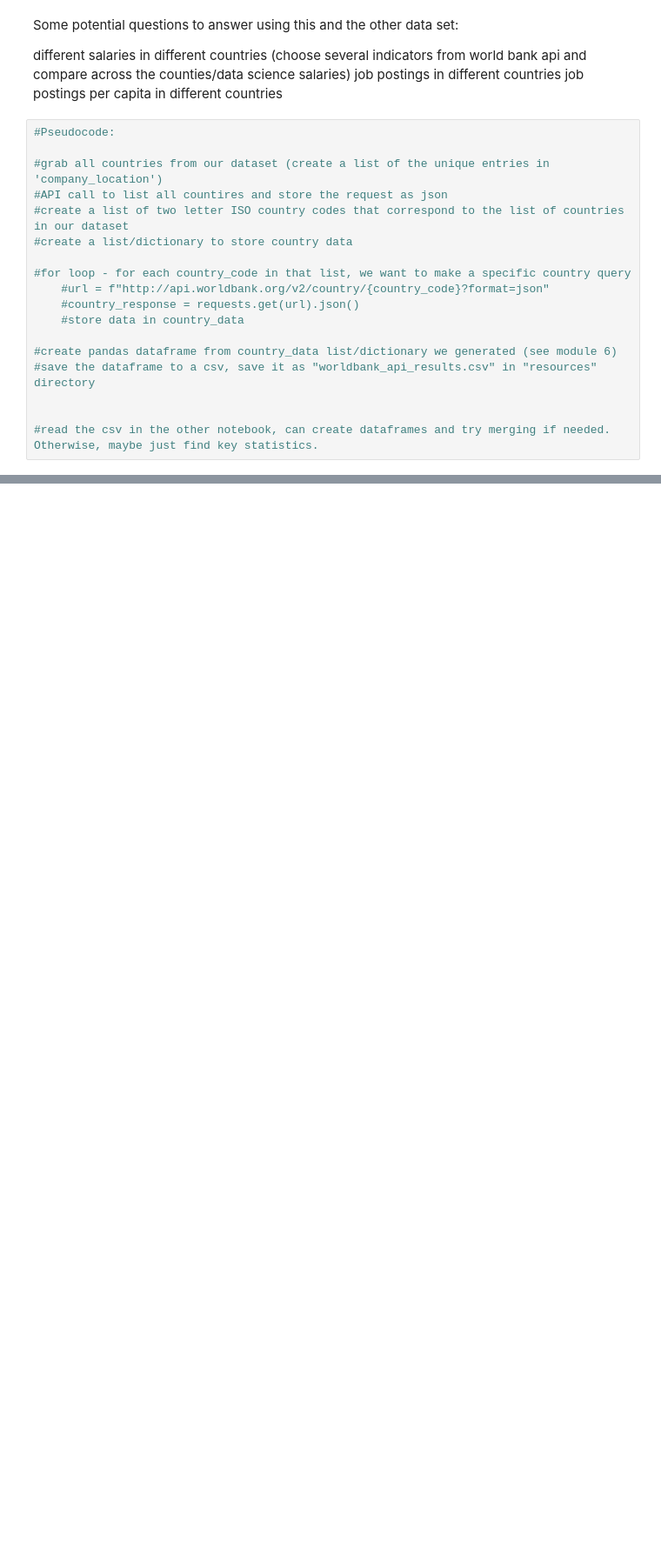
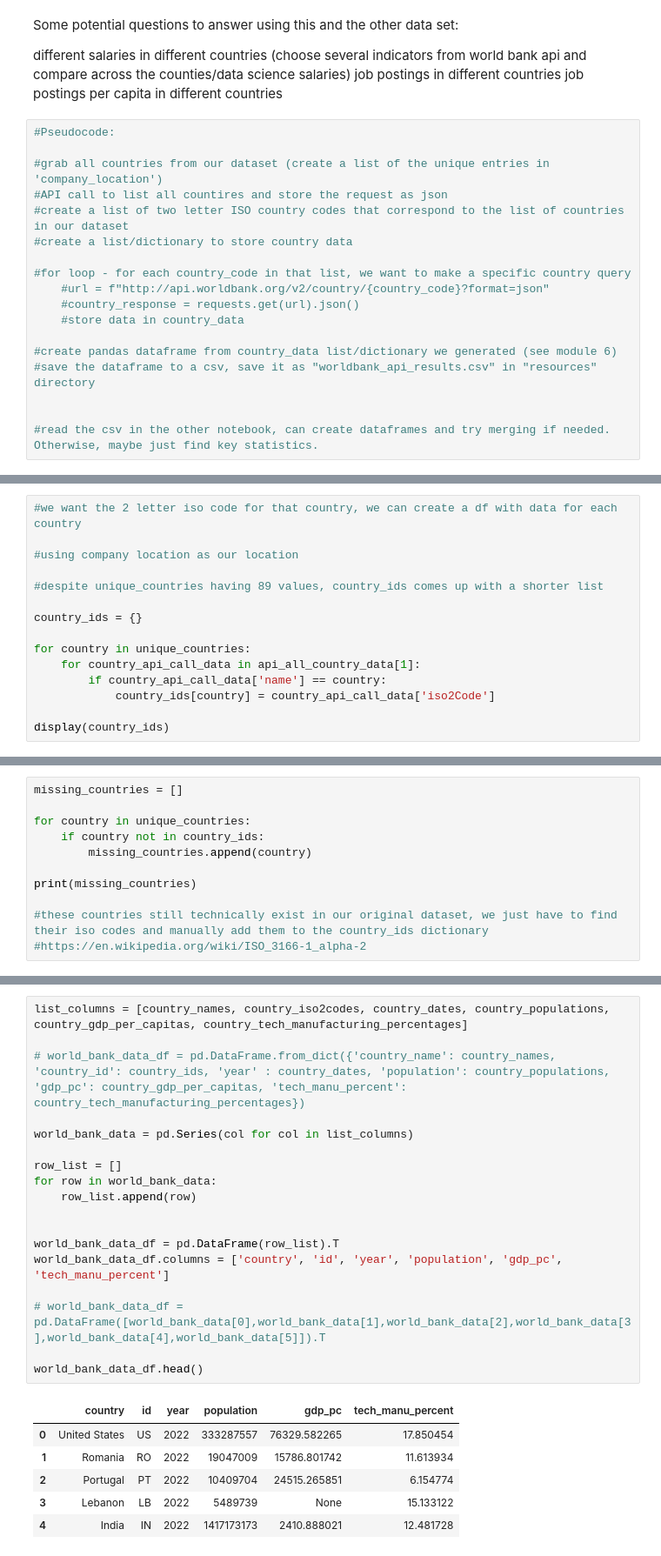
Before and after one commit to TaylorMater/UTA-DAB-Project-1, a Jupyter notebook: scripts/api_call_to_csv.ipynb, the cells around one changed output, grey strips where cells are left out. Shown: that part at 87% size. Saved outputs shown, nothing was run; the diff lists cells and outputs as text; blank space fills up the shorter version.

```diff
--- a/scripts/api_call_to_csv.ipynb
+++ b/scripts/api_call_to_csv.ipynb
@@ -152,0 +211,15 @@ job postings per capita in different countries
+# %%
+#we want the 2 letter iso code for that country, we can create a df with data for each country
+
+#using company location as our location
+
+#despite unique_countries having 89 values, country_ids comes up with a shorter list
+
+country_ids = {}
+
+for country in unique_countries:
+    for country_api_call_data in api_all_country_data[1]:
+        if country_api_call_data['name'] == country:
+            country_ids[country] = country_api_call_data['iso2Code']
+
+display(country_ids)
@@ -152,0 +244,11 @@ job postings per capita in different countries
+# %%
+missing_countries = []
+
+for country in unique_countries:
+    if country not in country_ids:
+        missing_countries.append(country)
+
+print(missing_countries)
+
+#these countries still technically exist in our original dataset, we just have to find their iso codes and manually add them to the country_ids dictionary
+#https://en.wikipedia.org/wiki/ISO_3166-1_alpha-2
@@ -152,0 +412,25 @@ job postings per capita in different countries
+# %%
+list_columns = [country_names, country_iso2codes, country_dates, country_populations, country_gdp_per_capitas, country_tech_manufacturing_percentages]
+
+# world_bank_data_df = pd.DataFrame.from_dict({'country_name': country_names, 'country_id': country_ids, 'year' : country_dates, 'population': country_populations, 'gdp_pc': country_gdp_per_capitas, 'tech_manu_percent': country_tech_manufacturing_percentages})
+
+world_bank_data = pd.Series(col for col in list_columns)
+
+row_list = []
+for row in world_bank_data:
+    row_list.append(row)
+
+
+world_bank_data_df = pd.DataFrame(row_list).T
+world_bank_data_df.columns = ['country', 'id', 'year', 'population', 'gdp_pc', 'tech_manu_percent']
+
+# world_bank_data_df = pd.DataFrame([world_bank_data[0],world_bank_data[1],world_bank_data[2],world_bank_data[3],world_bank_data[4],world_bank_data[5]]).T
+
+world_bank_data_df.head()
+# %% [output]
+|  | country | id | year | population | gdp_pc | tech_manu_percent |
+| 0 | United States | US | 2022 | 333287557 | 76329.582265 | 17.850454 |
+| 1 | Romania | RO | 2022 | 19047009 | 15786.801742 | 11.613934 |
+| 2 | Portugal | PT | 2022 | 10409704 | 24515.265851 | 6.154774 |
+| 3 | Lebanon | LB | 2022 | 5489739 | None | 15.133122 |
+| 4 | India | IN | 2022 | 1417173173 | 2410.888021 | 12.481728 |
```
Also changed, not shown: parts of 11 cells of this notebook, 2 other files.
